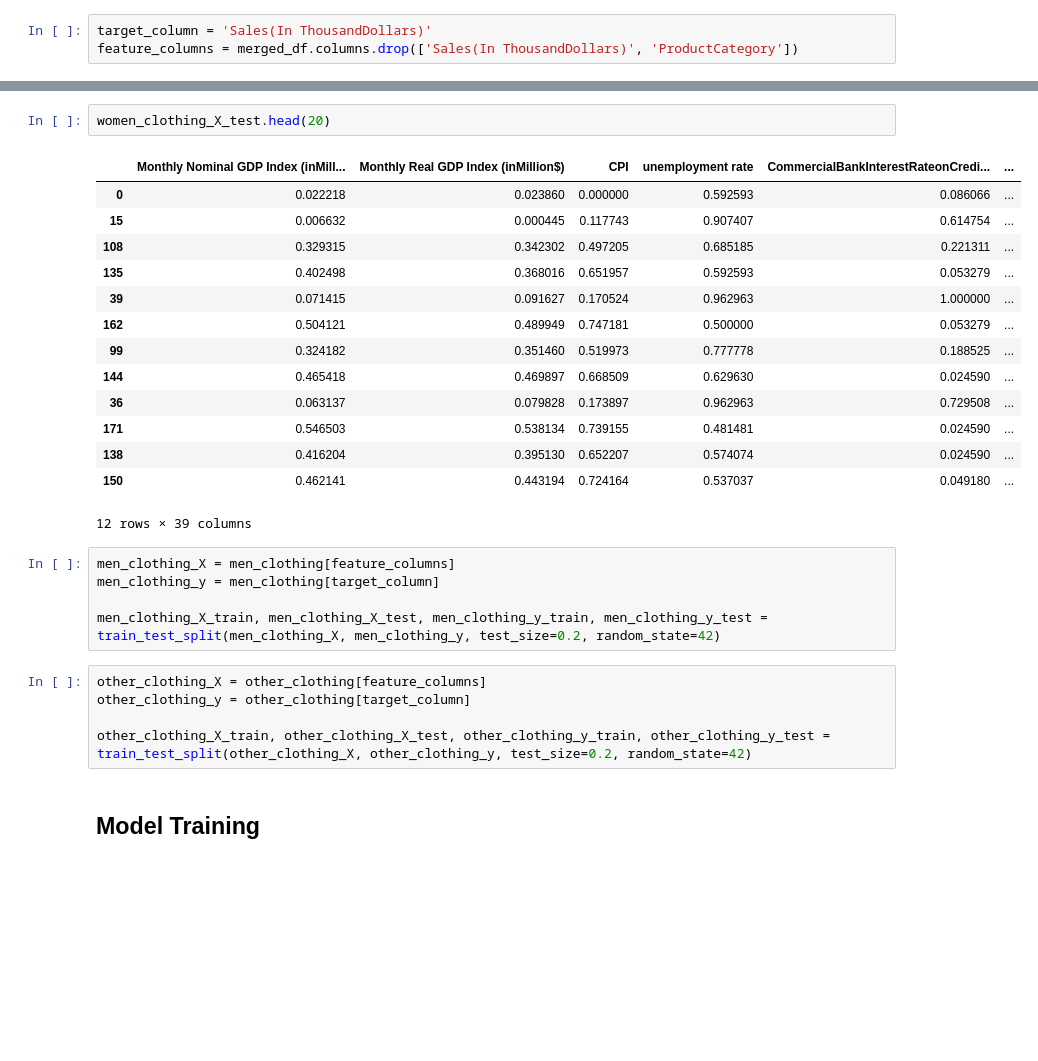
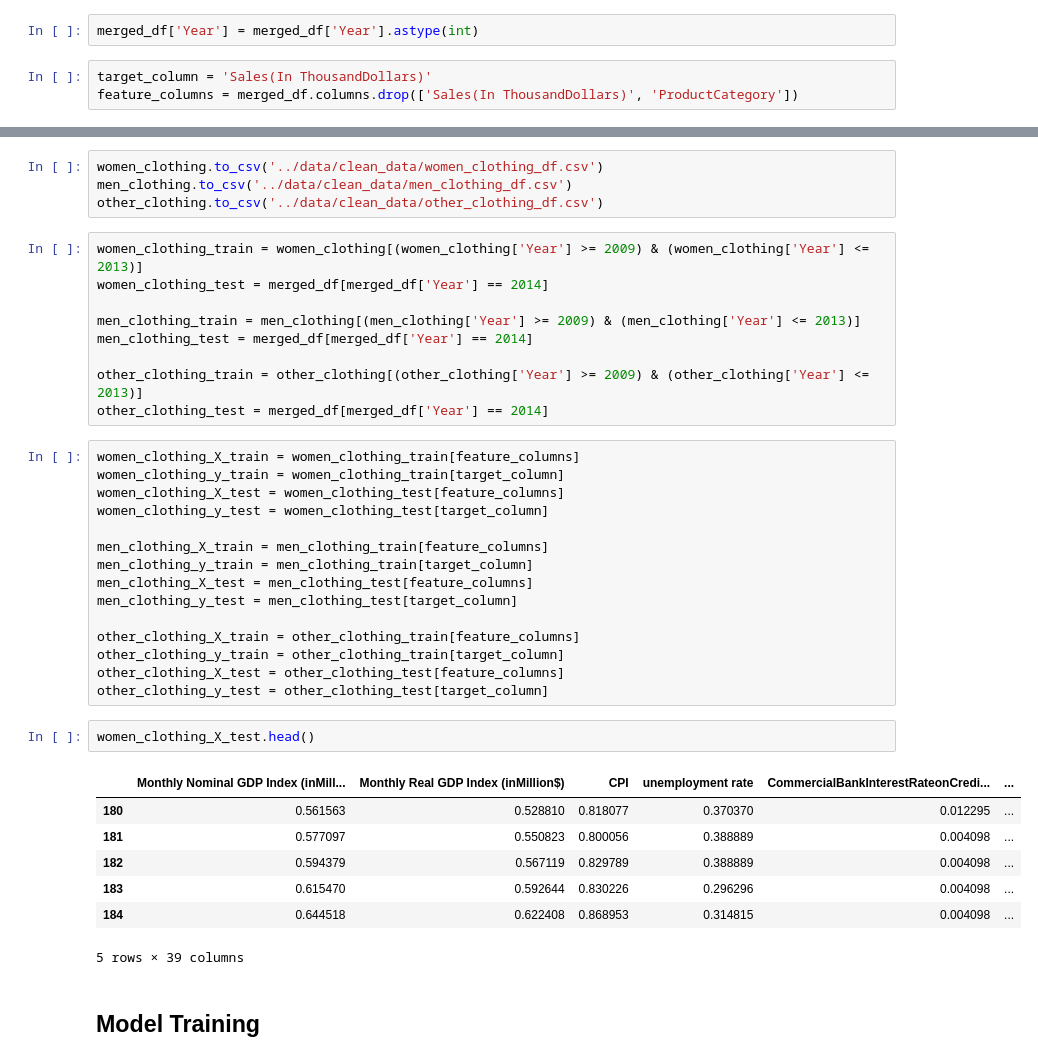
Before and after one commit to abrahamshimelis/walmart-sales-prediction, a Jupyter notebook: notebooks/walmart-sales-prediction.ipynb, the cells around one changed output, grey strips where cells are left out. Drawn from its saved outputs; the diff is of its cells as text; blank space fills up the shorter version.

Commit message:
updated train and test data

```diff
--- a/notebooks/walmart-sales-prediction.ipynb
+++ b/notebooks/walmart-sales-prediction.ipynb
@@ -297,3 +273,5 @@ other_clothing.to_csv('../data/clean_data/other_clothing.csv')
+# %%
+merged_df['Year'] = merged_df['Year'].astype(int)
 # %%
 target_column = 'Sales(In ThousandDollars)'
 feature_columns = merged_df.columns.drop(['Sales(In ThousandDollars)', 'ProductCategory'])
@@ -305,30 +299,41 @@ women_clothing_X_train, women_clothing_X_test, women_clothing_y_train, women_clo
+# %%
+women_clothing.to_csv('../data/clean_data/women_clothing_df.csv')
+men_clothing.to_csv('../data/clean_data/men_clothing_df.csv')
+other_clothing.to_csv('../data/clean_data/other_clothing_df.csv')
+# %%
+women_clothing_train = women_clothing[(women_clothing['Year'] >= 2009) & (women_clothing['Year'] <= 2013)]
+women_clothing_test = merged_df[merged_df['Year'] == 2014]
+
+men_clothing_train = men_clothing[(men_clothing['Year'] >= 2009) & (men_clothing['Year'] <= 2013)]
+men_clothing_test = merged_df[merged_df['Year'] == 2014]
+
+other_clothing_train = other_clothing[(other_clothing['Year'] >= 2009) & (other_clothing['Year'] <= 2013)]
+other_clothing_test = merged_df[merged_df['Year'] == 2014]
+# %%
+women_clothing_X_train = women_clothing_train[feature_columns]
+women_clothing_y_train = women_clothing_train[target_column]
+women_clothing_X_test = women_clothing_test[feature_columns]
+women_clothing_y_test = women_clothing_test[target_column]
+
+men_clothing_X_train = men_clothing_train[feature_columns]
+men_clothing_y_train = men_clothing_train[target_column]
+men_clothing_X_test = men_clothing_test[feature_columns]
+men_clothing_y_test = men_clothing_test[target_column]
+
+other_clothing_X_train = other_clothing_train[feature_columns]
+other_clothing_y_train = other_clothing_train[target_column]
+other_clothing_X_test = other_clothing_test[feature_columns]
+other_clothing_y_test = other_clothing_test[target_column]
 # %%
-women_clothing_X_test.head(20)
+women_clothing_X_test.head()
 # %% [output]
 |  | Monthly Nominal GDP Index (inMill... | Monthly Real GDP Index (inMillion$) | CPI | unemployment rate | CommercialBankInterestRateonCredi... | ... |
-| 0 | 0.022218 | 0.023860 | 0.000000 | 0.592593 | 0.086066 | ... |
-| 15 | 0.006632 | 0.000445 | 0.117743 | 0.907407 | 0.614754 | ... |
-| 108 | 0.329315 | 0.342302 | 0.497205 | 0.685185 | 0.221311 | ... |
-| 135 | 0.402498 | 0.368016 | 0.651957 | 0.592593 | 0.053279 | ... |
-| 39 | 0.071415 | 0.091627 | 0.170524 | 0.962963 | 1.000000 | ... |
-| 162 | 0.504121 | 0.489949 | 0.747181 | 0.500000 | 0.053279 | ... |
-| 99 | 0.324182 | 0.351460 | 0.519973 | 0.777778 | 0.188525 | ... |
-| 144 | 0.465418 | 0.469897 | 0.668509 | 0.629630 | 0.024590 | ... |
-| 36 | 0.063137 | 0.079828 | 0.173897 | 0.962963 | 0.729508 | ... |
-| 171 | 0.546503 | 0.538134 | 0.739155 | 0.481481 | 0.024590 | ... |
-| 138 | 0.416204 | 0.395130 | 0.652207 | 0.574074 | 0.024590 | ... |
-| 150 | 0.462141 | 0.443194 | 0.724164 | 0.537037 | 0.049180 | ... |
+| 180 | 0.561563 | 0.528810 | 0.818077 | 0.370370 | 0.012295 | ... |
+| 181 | 0.577097 | 0.550823 | 0.800056 | 0.388889 | 0.004098 | ... |
+| 182 | 0.594379 | 0.567119 | 0.829789 | 0.388889 | 0.004098 | ... |
+| 183 | 0.615470 | 0.592644 | 0.830226 | 0.296296 | 0.004098 | ... |
+| 184 | 0.644518 | 0.622408 | 0.868953 | 0.314815 | 0.004098 | ... |
-12 rows × 39 columns
+5 rows × 39 columns
-# %%
-men_clothing_X = men_clothing[feature_columns]
-men_clothing_y = men_clothing[target_column]
-
-men_clothing_X_train, men_clothing_X_test, men_clothing_y_train, men_clothing_y_test = train_test_split(men_clothing_X, men_clothing_y, test_size=0.2, random_state=42)
-# %%
-other_clothing_X = other_clothing[feature_columns]
-other_clothing_y = other_clothing[target_column]
-
-other_clothing_X_train, other_clothing_X_test, other_clothing_y_train, other_clothing_y_test = train_test_split(other_clothing_X, other_clothing_y, test_size=0.2, random_state=42)
 # %% [markdown]
 ## Model Training
 # %% [markdown]
```
Also changed, not shown: parts of 5 cells of this notebook.
